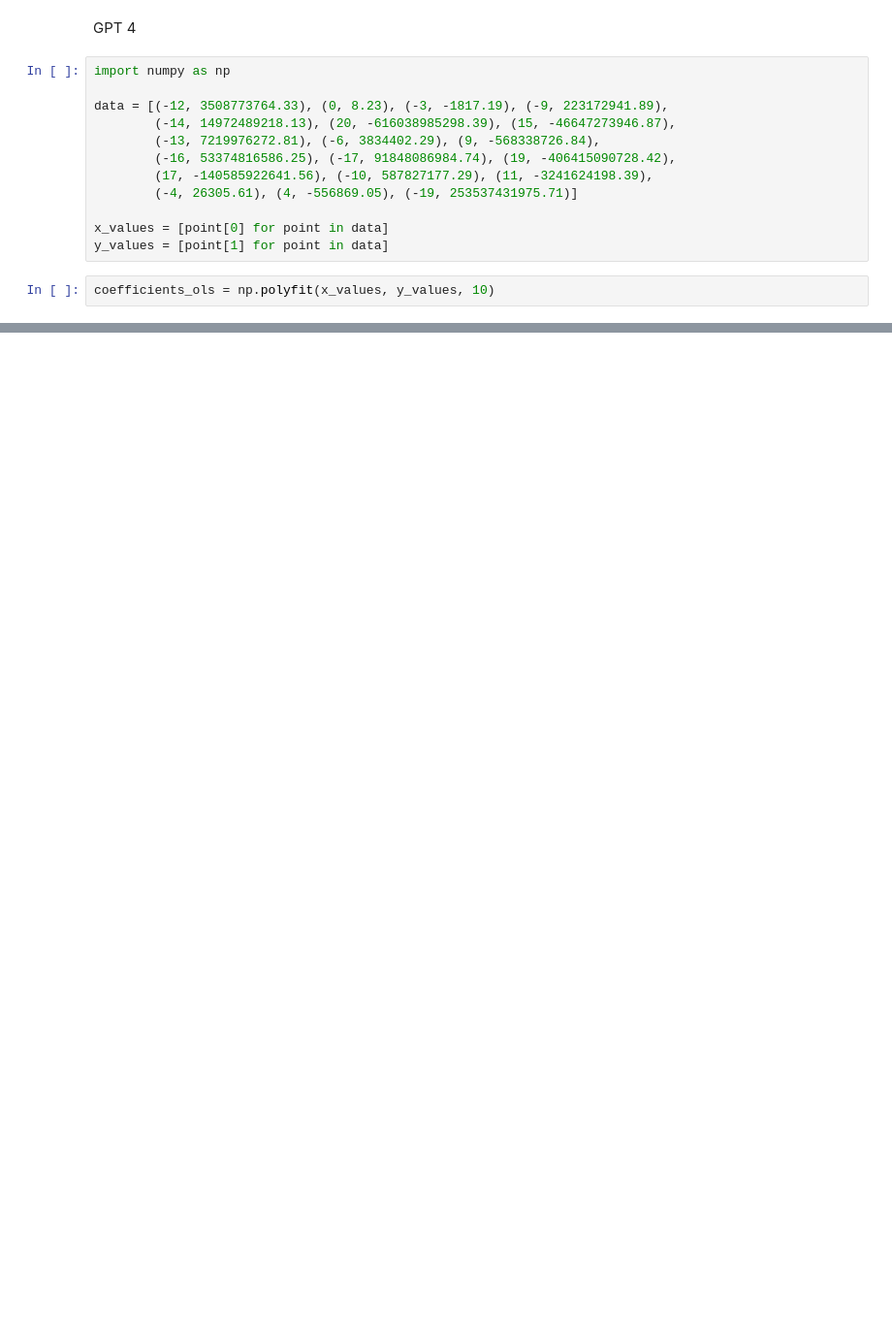
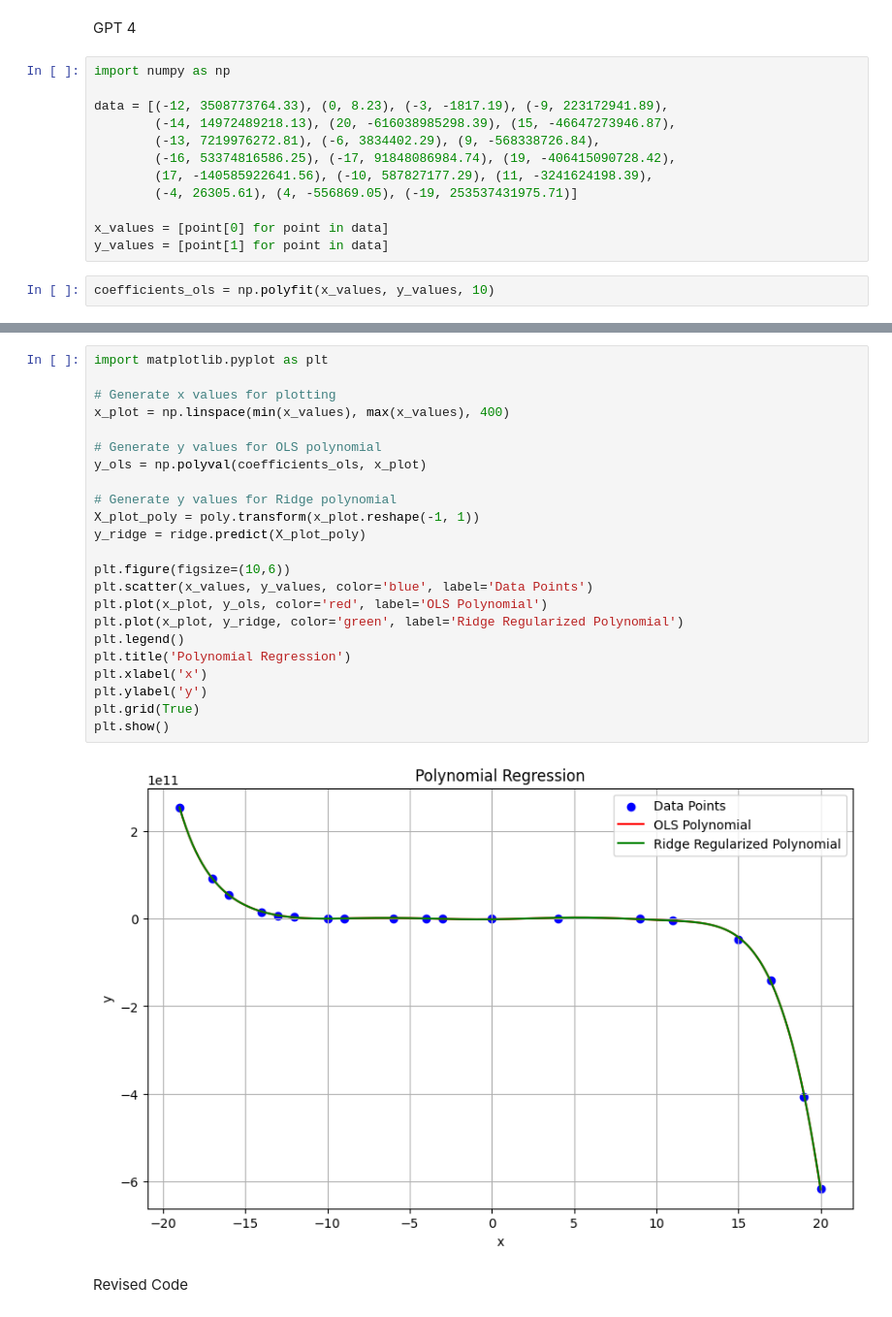
Before and after one commit to Muskan-Verma-7/statistics-assignment, a Jupyter notebook: regularized_reg.ipynb, the cells around one changed output, grey strips where cells are left out. Shown: that part at 97% size. Saved outputs shown, nothing was run; the diff lists cells and outputs as text; blank space fills up the shorter version.

```diff
--- a/regularized_reg.ipynb
+++ b/regularized_reg.ipynb
@@ -115,0 +28,27 @@ ModuleNotFoundError: No module named 'sklearn'
+# %%
+import matplotlib.pyplot as plt
+
+# Generate x values for plotting
+x_plot = np.linspace(min(x_values), max(x_values), 400)
+
+# Generate y values for OLS polynomial
+y_ols = np.polyval(coefficients_ols, x_plot)
+
+# Generate y values for Ridge polynomial
+X_plot_poly = poly.transform(x_plot.reshape(-1, 1))
+y_ridge = ridge.predict(X_plot_poly)
+
+plt.figure(figsize=(10,6))
+plt.scatter(x_values, y_values, color='blue', label='Data Points')
+plt.plot(x_plot, y_ols, color='red', label='OLS Polynomial')
+plt.plot(x_plot, y_ridge, color='green', label='Ridge Regularized Polynomial')
+plt.legend()
+plt.title('Polynomial Regression')
+plt.xlabel('x')
+plt.ylabel('y')
+plt.grid(True)
+plt.show()
+# %% [output]
+[figure, added]
+# %% [markdown]
+Revised Code
```
Also changed, not shown: parts of 32 cells of this notebook.
